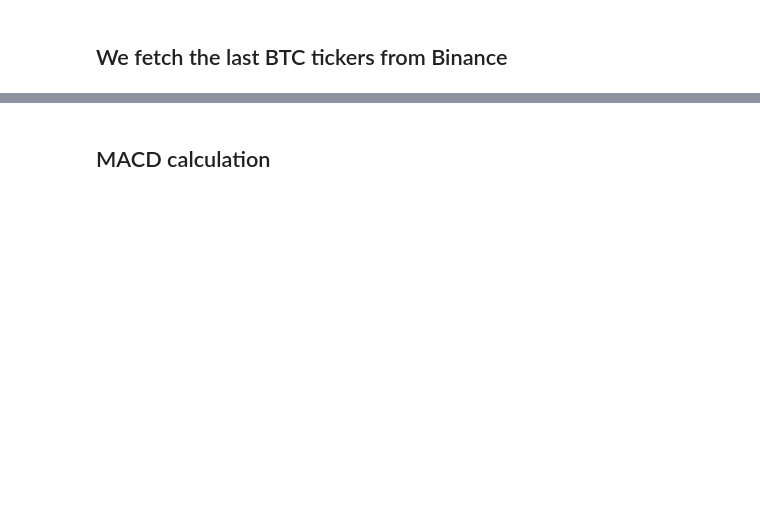
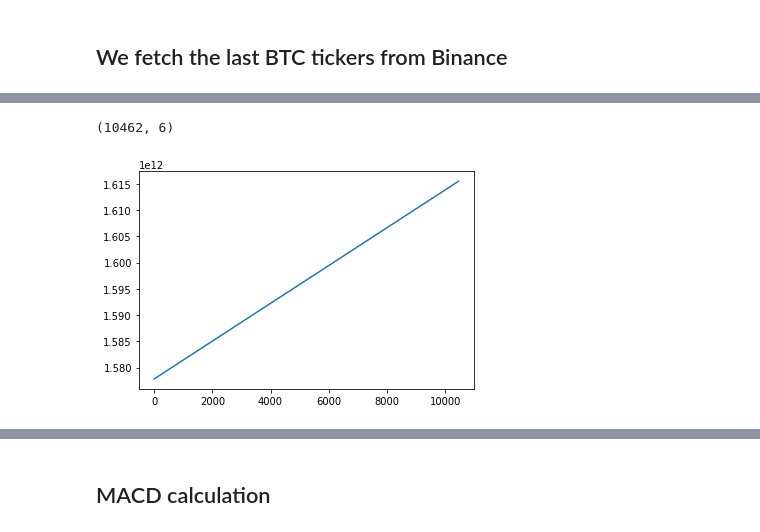
Before and after one commit to t0mm4rx/MACD-trading, a Jupyter notebook: notebooks/CCXT.ipynb, the cells around one changed output, grey strips where cells are left out. Saved outputs shown, nothing was run; the diff lists cells and outputs as text; code cells hidden in the pictures; blank space fills up the shorter version.

```diff
--- a/notebooks/CCXT.ipynb
+++ b/notebooks/CCXT.ipynb
@@ -52,4 +54,0 @@ array([[1.61513820e+12, 5.09956200e+04, 5.09956200e+04, 5.09187800e+04,
-# %%
-for _ in range(4):
-    candles2 = np.array(exchange.fetch_ohlcv("BTC/USDT", '1h', int(candles[0, 0] - n * 60 * 60 * 1000)))
-    candles = np.vstack([candles2, candles])
@@ -56,3 +89,12 @@ for _ in range(4):
+# %%
+candles.shape
+# %% [output]
+(10462, 6)
+# %%
+plt.plot(candles[:, 0])
+plt.show()
+# %% [output]
+[figure, added]
 # %%
 data = pd.DataFrame()
 data['timestamp'] = candles[:, 0]
```
Also changed, not shown: parts of 30 cells of this notebook, 7 other files.
